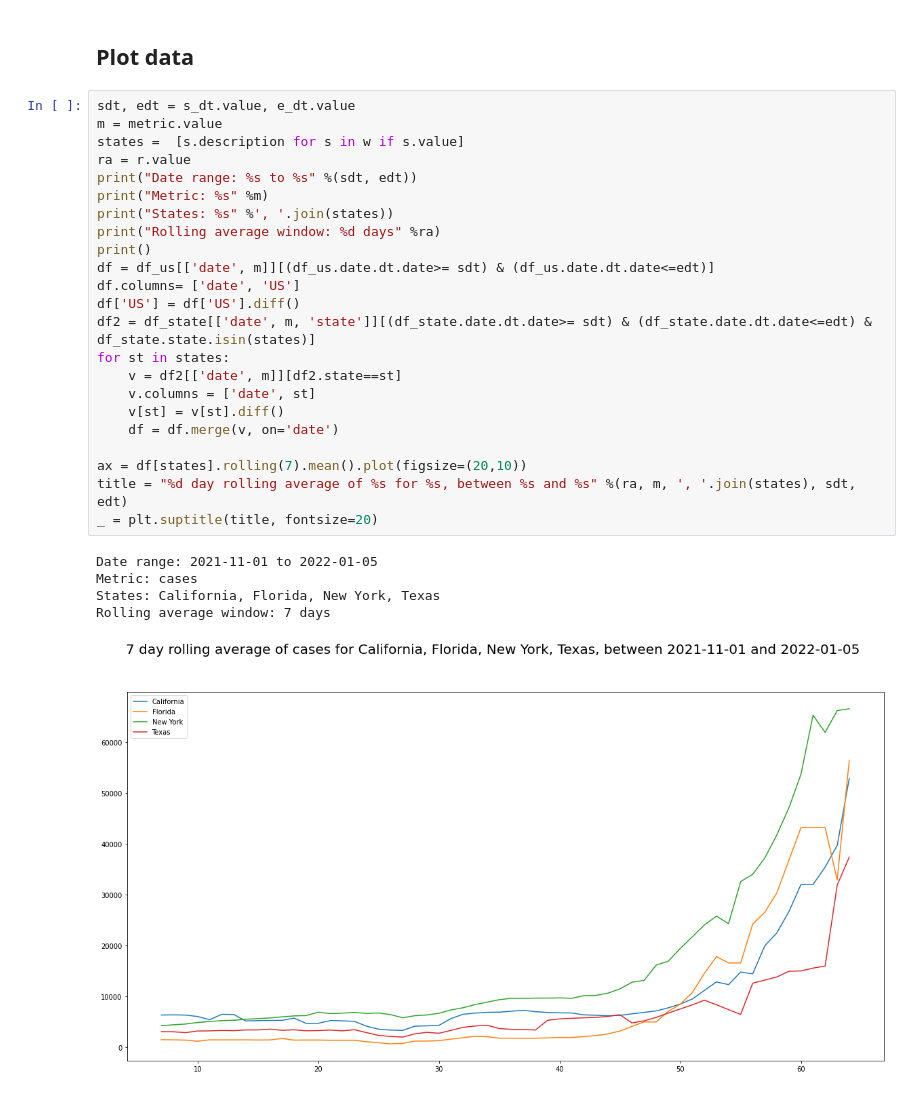
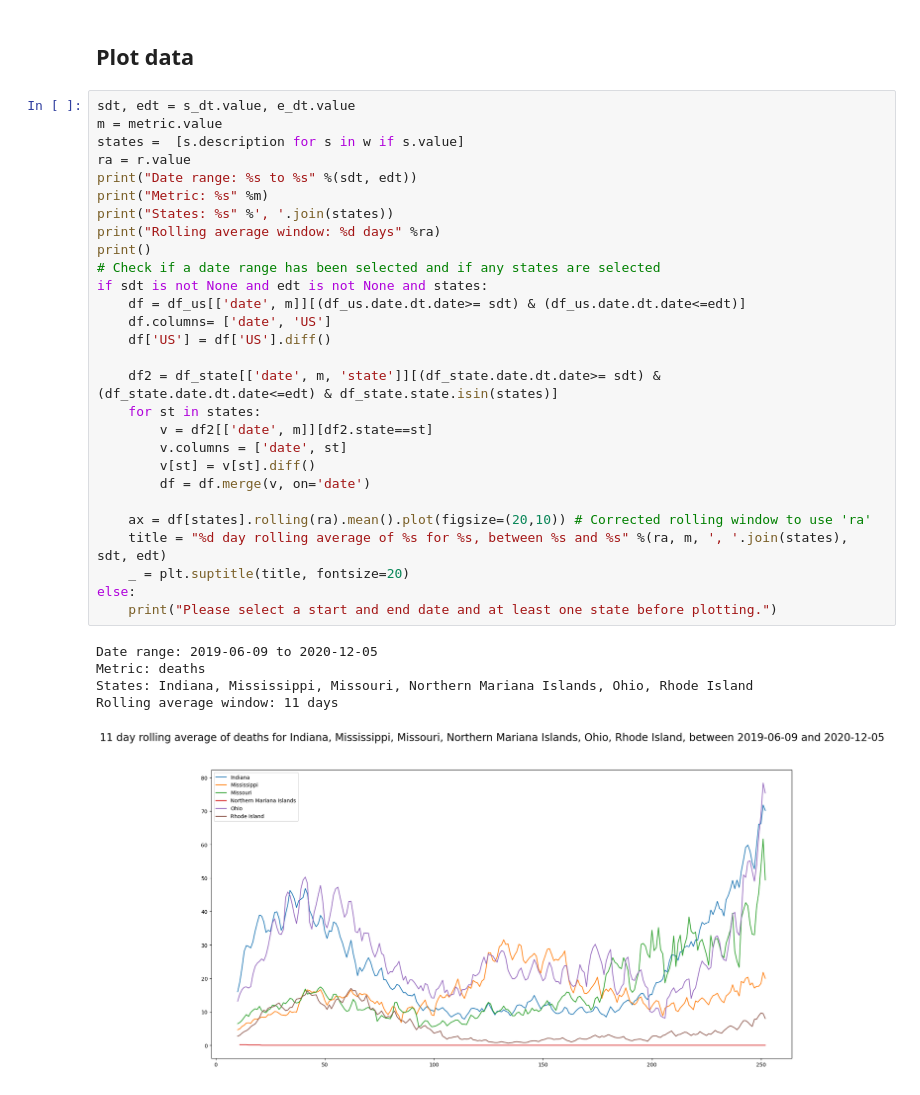
Before and after one commit to dianas11xx/ML-Data-Analytics-Projects, a Jupyter notebook: Visualizing COVID-19 data/SM_covid.ipynb, the cells around one changed output. Cells and saved outputs as stored; diff of their text form.

```diff
--- a/Visualizing COVID-19 data/SM_covid.ipynb
+++ b/Visualizing COVID-19 data/SM_covid.ipynb
@@ -61,29 +63,34 @@ Rolling average window:
 # %%
 sdt, edt = s_dt.value, e_dt.value
 m = metric.value
 states =  [s.description for s in w if s.value]
 ra = r.value
 print("Date range: %s to %s" %(sdt, edt))
 print("Metric: %s" %m)
 print("States: %s" %', '.join(states))
 print("Rolling average window: %d days" %ra)
 print()
-df = df_us[['date', m]][(df_us.date.dt.date>= sdt) & (df_us.date.dt.date<=edt)]
-df.columns= ['date', 'US']
-df['US'] = df['US'].diff()
-df2 = df_state[['date', m, 'state']][(df_state.date.dt.date>= sdt) & (df_state.date.dt.date<=edt) & df_state.state.isin(states)]
-for st in states:
-    v = df2[['date', m]][df2.state==st]
-    v.columns = ['date', st]
-    v[st] = v[st].diff()
-    df = df.merge(v, on='date')
+# Check if a date range has been selected and if any states are selected
+if sdt is not None and edt is not None and states:
+    df = df_us[['date', m]][(df_us.date.dt.date>= sdt) & (df_us.date.dt.date<=edt)]
+    df.columns= ['date', 'US']
+    df['US'] = df['US'].diff()
 
-ax = df[states].rolling(7).mean().plot(figsize=(20,10))
-title = "%d day rolling average of %s for %s, between %s and %s" %(ra, m, ', '.join(states), sdt, edt)
-_ = plt.suptitle(title, fontsize=20)
+    df2 = df_state[['date', m, 'state']][(df_state.date.dt.date>= sdt) & (df_state.date.dt.date<=edt) & df_state.state.isin(states)]
+    for st in states:
+        v = df2[['date', m]][df2.state==st]
+        v.columns = ['date', st]
+        v[st] = v[st].diff()
+        df = df.merge(v, on='date')
+
+    ax = df[states].rolling(ra).mean().plot(figsize=(20,10)) # Corrected rolling window to use 'ra'
+    title = "%d day rolling average of %s for %s, between %s and %s" %(ra, m, ', '.join(states), sdt, edt)
+    _ = plt.suptitle(title, fontsize=20)
+else:
+    print("Please select a start and end date and at least one state before plotting.")
 # %% [output]
-Date range: 2021-11-01 to 2022-01-05
-Metric: cases
-States: California, Florida, New York, Texas
-Rolling average window: 7 days
+Date range: 2019-06-09 to 2020-12-05
+Metric: deaths
+States: Indiana, Mississippi, Missouri, Northern Mariana Islands, Ohio, Rhode Island
+Rolling average window: 11 days
-[figure, old version]
+[figure, new version]
```
Also changed, not shown: parts of 2 cells of this notebook.
